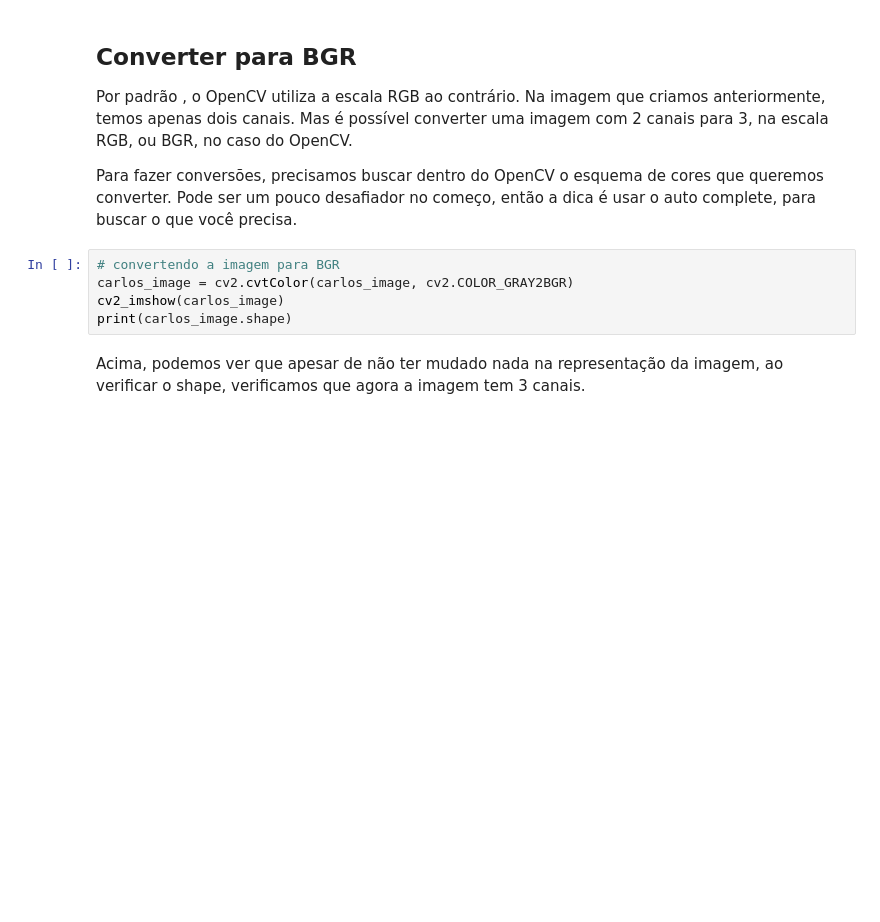
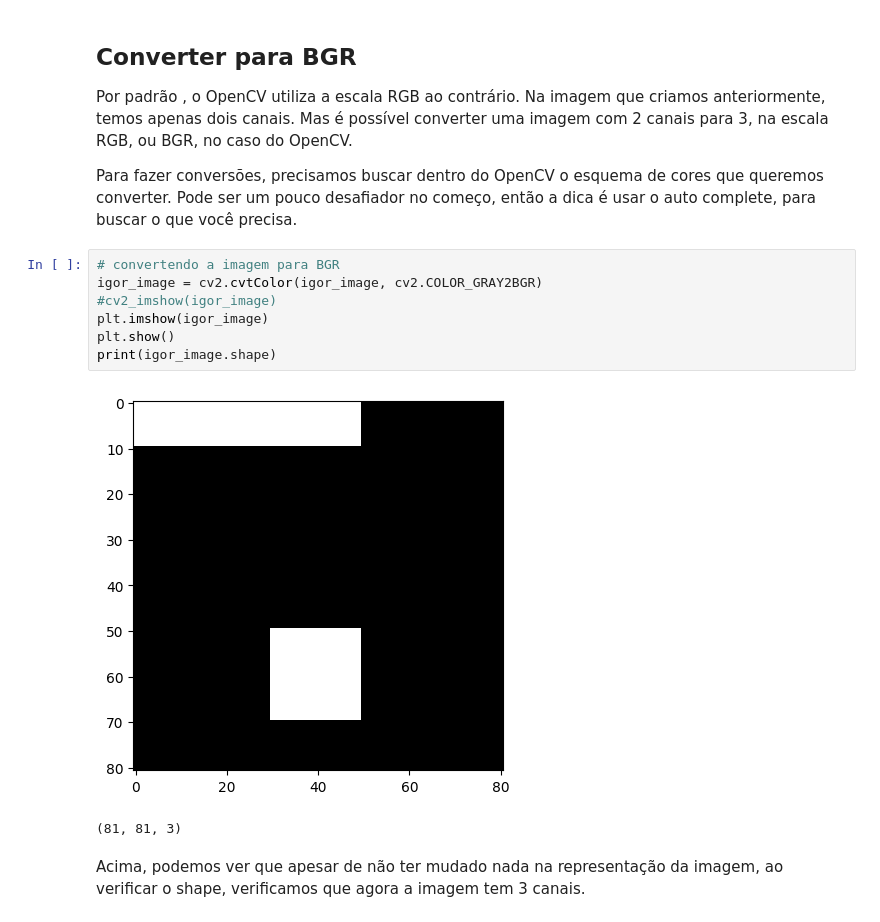
Before and after one commit to coutinhonobre/docker-jupyter-computer-vision, a Jupyter notebook: Aula03/Criando_e_Desenhando_em_Imagens.ipynb, the cells around one changed output. Saved outputs shown, nothing was run; the diff lists cells and outputs as text; blank space fills up the shorter version.

```diff
--- a/Aula03/Criando_e_Desenhando_em_Imagens.ipynb
+++ b/Aula03/Criando_e_Desenhando_em_Imagens.ipynb
@@ -120,9 +130,14 @@ Por padrão , o OpenCV utiliza a escala RGB ao contrário. Na imagem que criamos
 Para fazer conversões, precisamos buscar dentro do OpenCV o esquema de cores que queremos converter. Pode ser um pouco desafiador no começo, então a dica é usar o auto complete, para buscar o que você precisa.
 # %%
 # convertendo a imagem para BGR
-carlos_image = cv2.cvtColor(carlos_image, cv2.COLOR_GRAY2BGR)
-cv2_imshow(carlos_image)
-print(carlos_image.shape)
+igor_image = cv2.cvtColor(igor_image, cv2.COLOR_GRAY2BGR)
+#cv2_imshow(igor_image)
+plt.imshow(igor_image)
+plt.show()
+print(igor_image.shape)
+# %% [output]
+[figure, added]
+(81, 81, 3)
 # %% [markdown]
 Acima, podemos ver que apesar de não ter mudado nada na representação da imagem, ao verificar o shape, verificamos que agora a imagem tem 3 canais.
 # %% [markdown]
```
Also changed, not shown: parts of 21 cells of this notebook, 3 other files.
